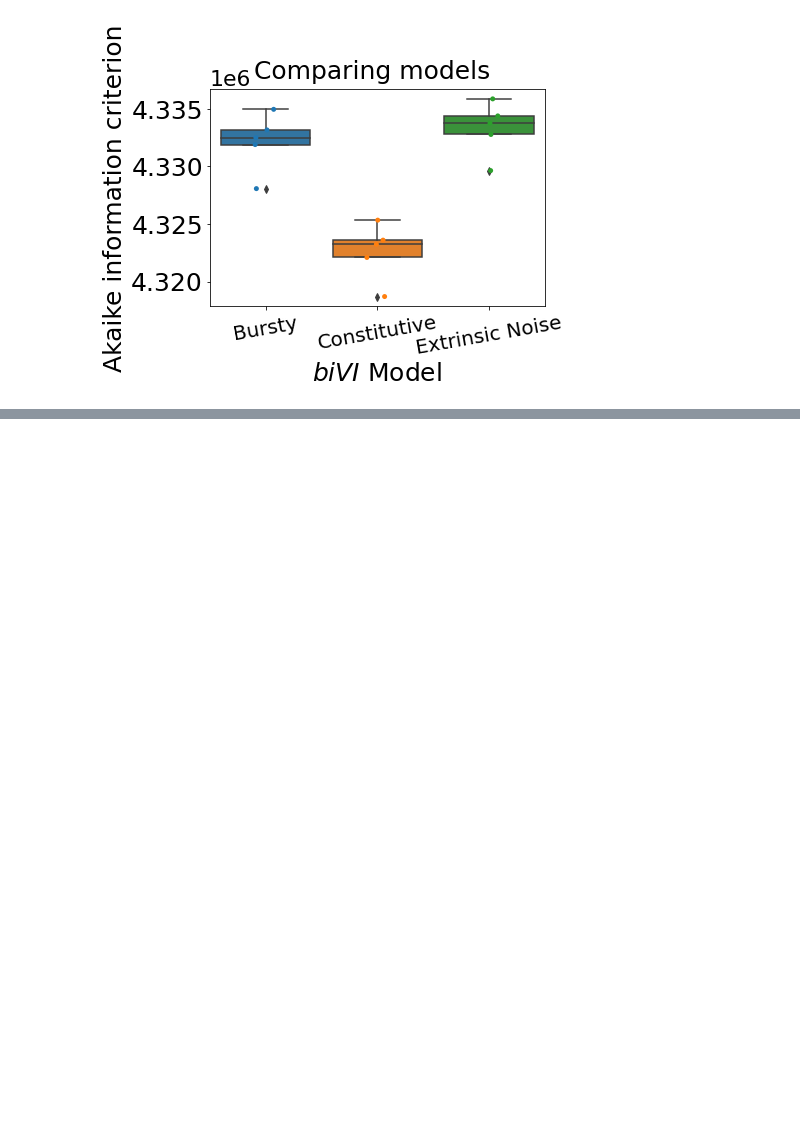
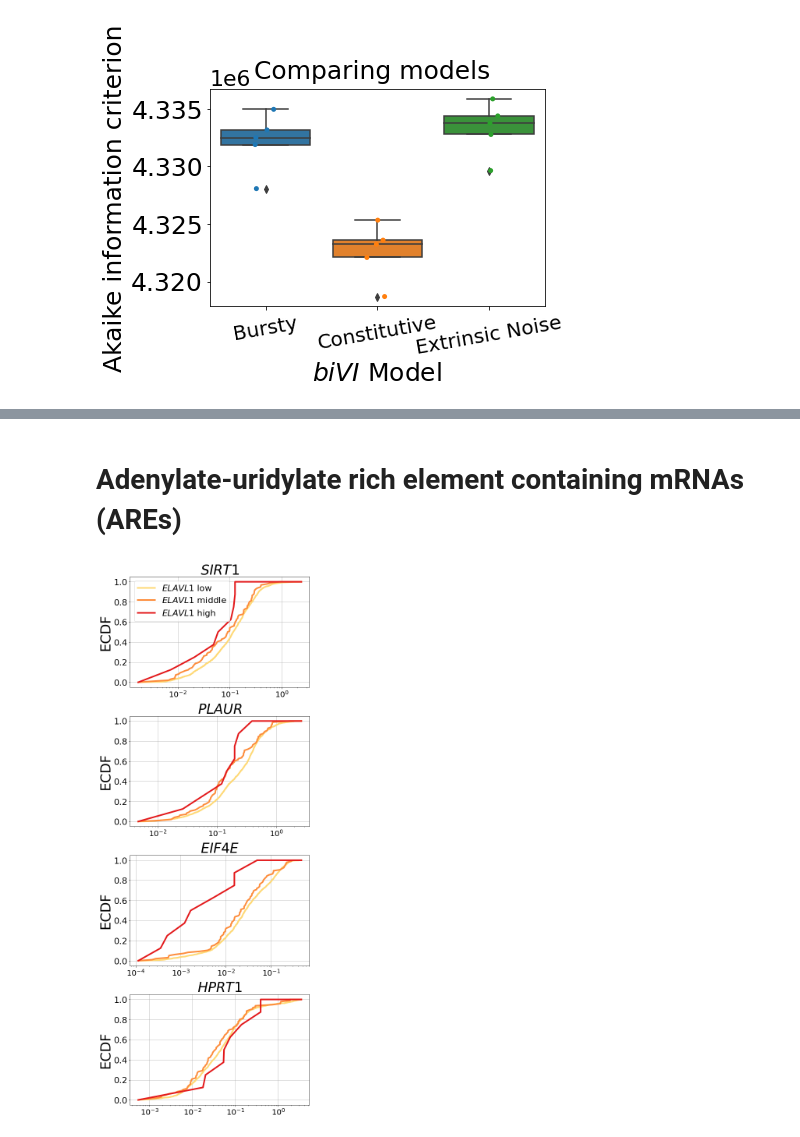
Before and after one commit to pachterlab/CGCCP_2023, a Jupyter notebook: Manuscript/analysis/Fig_S10_Degradation_Rate_Validation_Battich.ipynb, the cells around one changed output, grey strips where cells are left out. Cells and saved outputs as stored; diff of their text form; code cells hidden in the pictures; blank space fills up the shorter version.

```diff
--- a/Manuscript/analysis/Fig_S10_Degradation_Rate_Validation_Battich.ipynb
+++ b/Manuscript/analysis/Fig_S10_Degradation_Rate_Validation_Battich.ipynb
@@ -760,0 +788,2 @@ if save_path:
+# %%
+genes = rpe_subset.var.gene_name.values
@@ -760,0 +892,2 @@ if save_path:
+# %% [markdown]
+# Adenylate-uridylate rich element containing mRNAs (AREs)
@@ -760,0 +983,61 @@ if save_path:
+# %%
+# huR targets
+# from https://www.ncbi.nlm.nih.gov/pmc/articles/PMC4540328/#:~:text=The%20ubiquitous%20RNA%2Dbinding%20protein,senescence%2C%20inflammatory%20and%20immune%20stimuli.
+
+huR_targets = [ 'SIRT1', 'PLAUR', 'EIF4E', 'HPRT1',]
+
+fs = 15
+gene_name1 = 'ELAVL1'
+gene_index1 = np.where(genes == gene_name1)[0][0]
+x = observed_counts[:,gene_index1]
+
+discretize = 'spacing'
+color_list =['#fed976','#fd8d3c','#e31a1c','#b10026']
+labels = ['$ELAVL1$ low','$ELAVL1$ middle', '$ELAVL1$ high']
+gene_name_italicized = [ '$SIRT1$', '$PLAUR$', '$EIF4E$', '$HPRT1$',]
+
+fig,ax = plt.subplots(4,1,figsize=(8,20))
+
+for g_index,g in enumerate(huR_targets):
+    bins = 3
+    gene_index2 = np.where(genes == g)[0][0]
+    y2 = full_param_array[:,gene_index2].flatten()
+    x_bin_list, y_bin_list2 = get_list_of_bins(x,y2,bins,discretize)
+
+    for i in range(bins):
+        sorted_y2 = np.sort(y_bin_list2[i])
+        cdf2 = np.arange(1,1+len(sorted_y2))/len(sorted_y2)
+
+        if i == 0:
+
+            min_y_to_insert = np.min(sorted_y2)
+            min_cdf_to_insert = np.min(cdf2)
+            max_y_to_insert = np.max(sorted_y2)
+            max_cdf_to_insert = np.max(cdf2)
+
+
+        if i!= 0:
+            # insert minimum and maximum (value, cdf) pairs for pretty plotting
+            sorted_y2 = np.insert(sorted_y2,0,min_y_to_insert)
+            cdf2 = np.insert(cdf2,0,min_cdf_to_insert)
+            sorted_y2 = np.append(sorted_y2,max_y_to_insert)
+            cdf2 = np.append(cdf2,max_cdf_to_insert)
+
+
+
+        ax[g_index].plot(sorted_y2, cdf2, label = labels[i] , color = color_list[i],linewidth=4.0)
+
+
+    ax[g_index].set_xticks([0,10**0])
+    ax[g_index].set_xticklabels([0,10**0], fontsize=20)
+    ax[g_index].set_ylabel('ECDF',fontsize= 35)
+    ax[g_index].set_title(gene_name_italicized[g_index],fontsize=35)
+    ax[g_index].set_xscale('log')
+    ax[g_index].grid('lightgray')
+
+    if g_index == 0:
+        ax[g_index].legend(fontsize=22)
+
+plt.tight_layout();
+# %% [output]
+[figure, added]
```
Also changed, not shown: parts of 11 cells of this notebook, 12 other files.
